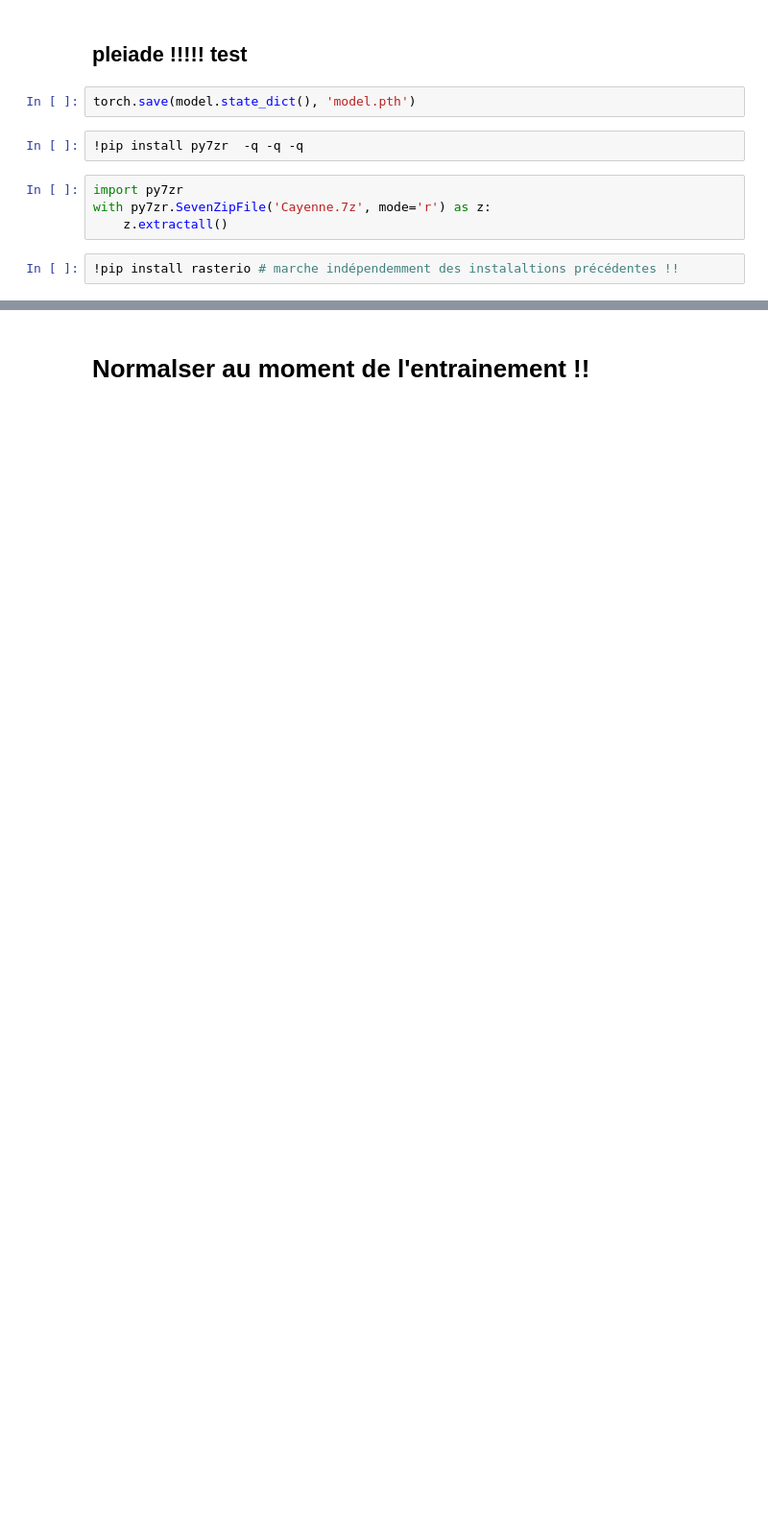
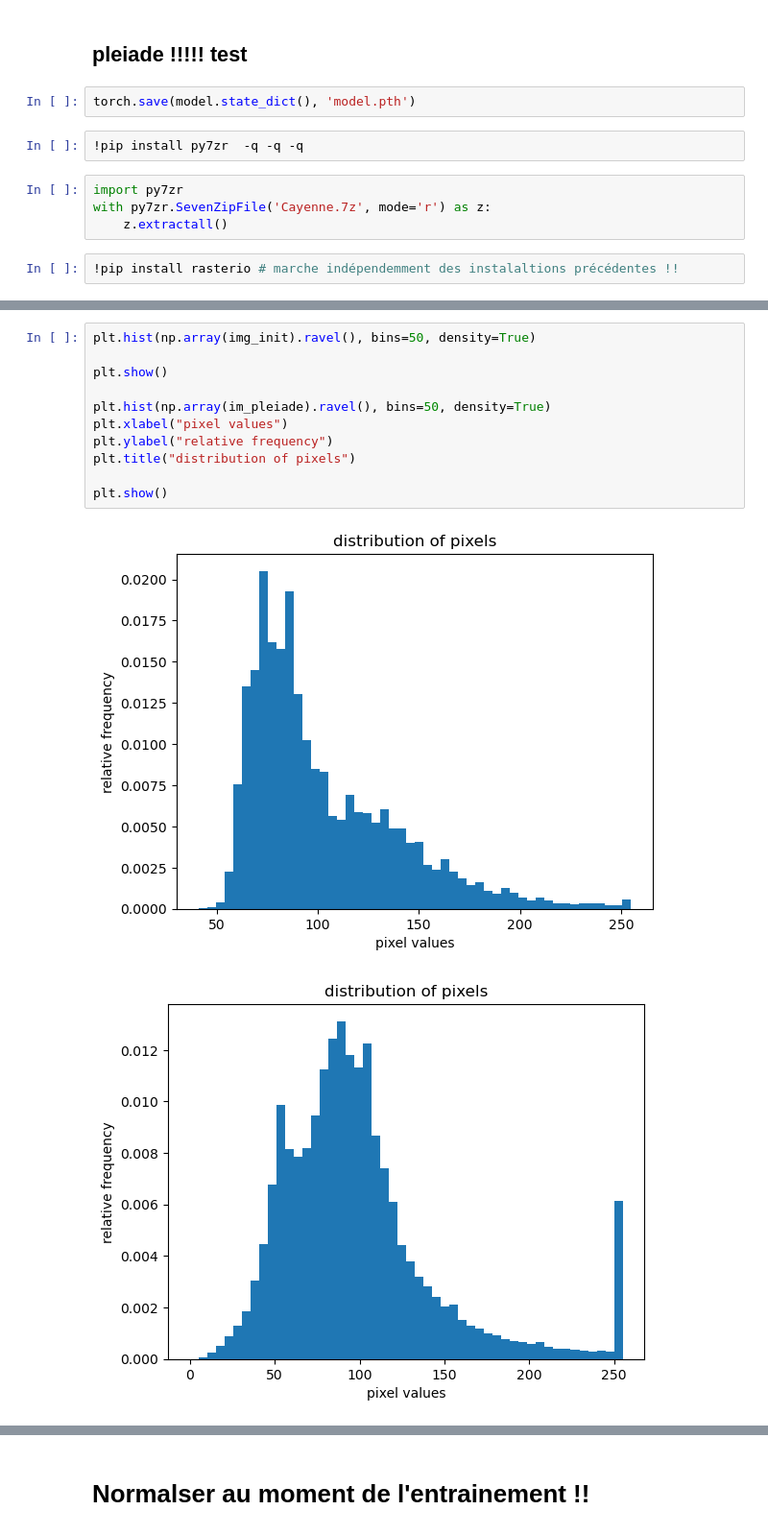
Before and after one commit to InseeFrLab/detection-habitat-spontane, a Jupyter notebook: notebooks/used_labelled_data.ipynb, the cells around one changed output, grey strips where cells are left out. Shown at 96% size. Cells and saved outputs as stored; diff of their text form; blank space fills up the shorter version.

```diff
--- a/notebooks/used_labelled_data.ipynb
+++ b/notebooks/used_labelled_data.ipynb
@@ -375,0 +415,14 @@ TypeError: mean() received an invalid combination of arguments - got (Image, kee
+# %%
+plt.hist(np.array(img_init).ravel(), bins=50, density=True)
+
+plt.show()
+
+plt.hist(np.array(im_pleiade).ravel(), bins=50, density=True)
+plt.xlabel("pixel values")
+plt.ylabel("relative frequency")
+plt.title("distribution of pixels")
+
+plt.show()
+# %% [output]
+[figure, added]
+[figure, added]
```
Also changed, not shown: parts of 22 cells of this notebook.
